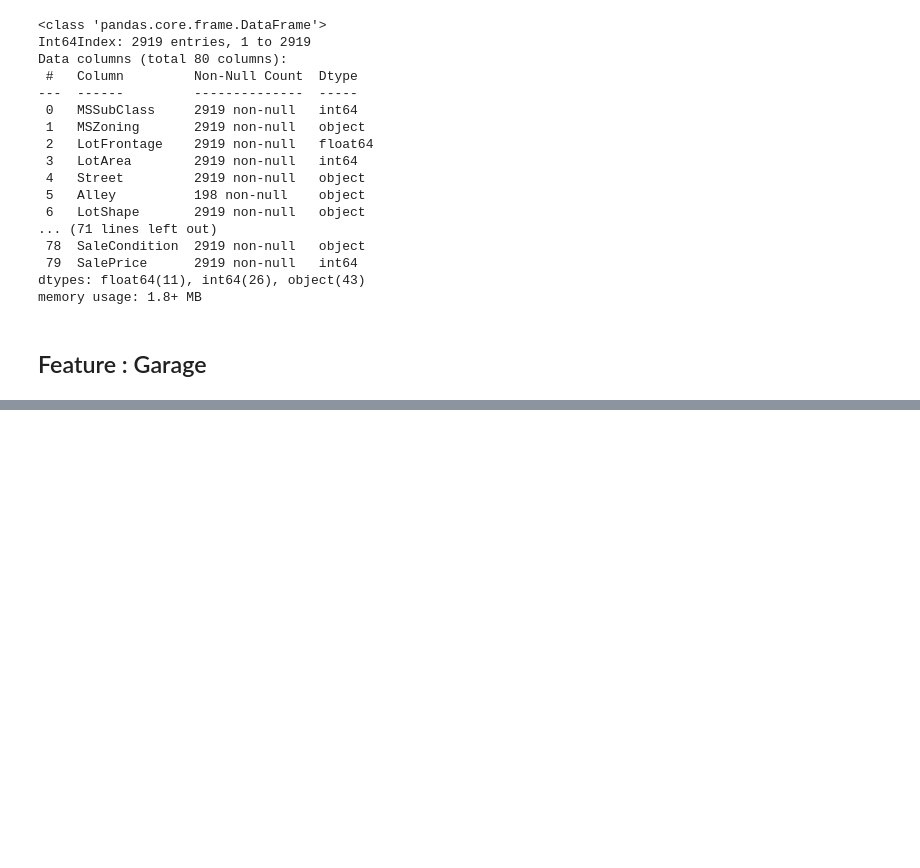
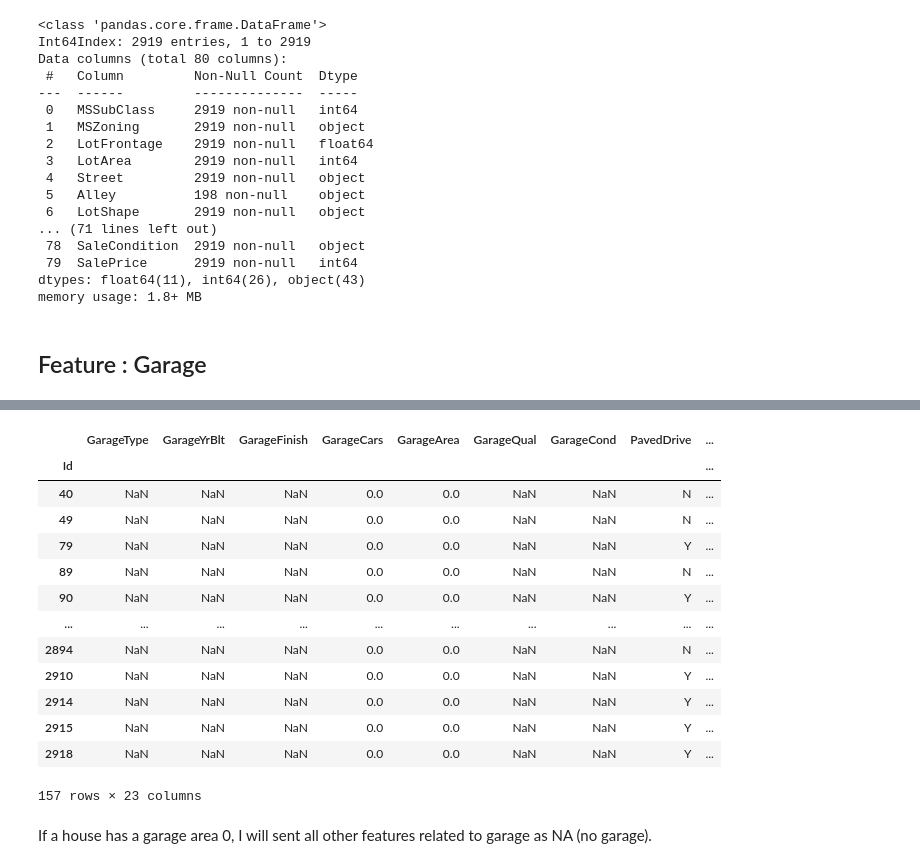
Before and after one commit to AnirudhAchal/Housing-Prices, a Jupyter notebook: Notebooks/Housing Prices .ipynb, the cells around one changed output, grey strips where cells are left out. Cells and saved outputs as stored; diff of their text form; code cells hidden in the pictures; blank space fills up the shorter version.

```diff
--- a/Notebooks/Housing Prices .ipynb
+++ b/Notebooks/Housing Prices .ipynb
@@ -1955,0 +1974,20 @@ memory usage: 1.8+ MB
+# %%
+# Checking houses with garage area 0
+df.loc[df['GarageArea'] == 0, "GarageType" :]
+# %% [output]
+|  | GarageType | GarageYrBlt | GarageFinish | GarageCars | GarageArea | GarageQual | GarageCond | PavedDrive | ... |
+| Id |  |  |  |  |  |  |  |  | ... |
+| 40 | NaN | NaN | NaN | 0.0 | 0.0 | NaN | NaN | N | ... |
+| 49 | NaN | NaN | NaN | 0.0 | 0.0 | NaN | NaN | N | ... |
+| 79 | NaN | NaN | NaN | 0.0 | 0.0 | NaN | NaN | Y | ... |
+| 89 | NaN | NaN | NaN | 0.0 | 0.0 | NaN | NaN | N | ... |
+| 90 | NaN | NaN | NaN | 0.0 | 0.0 | NaN | NaN | Y | ... |
+| ... | ... | ... | ... | ... | ... | ... | ... | ... | ... |
+| 2894 | NaN | NaN | NaN | 0.0 | 0.0 | NaN | NaN | N | ... |
+| 2910 | NaN | NaN | NaN | 0.0 | 0.0 | NaN | NaN | Y | ... |
+| 2914 | NaN | NaN | NaN | 0.0 | 0.0 | NaN | NaN | Y | ... |
+| 2915 | NaN | NaN | NaN | 0.0 | 0.0 | NaN | NaN | Y | ... |
+| 2918 | NaN | NaN | NaN | 0.0 | 0.0 | NaN | NaN | Y | ... |
+157 rows × 23 columns
+# %% [markdown]
+If a house has a garage area 0, I will sent all other features related to garage as NA (no garage).
```
Also changed, not shown: parts of 34 cells of this notebook.
